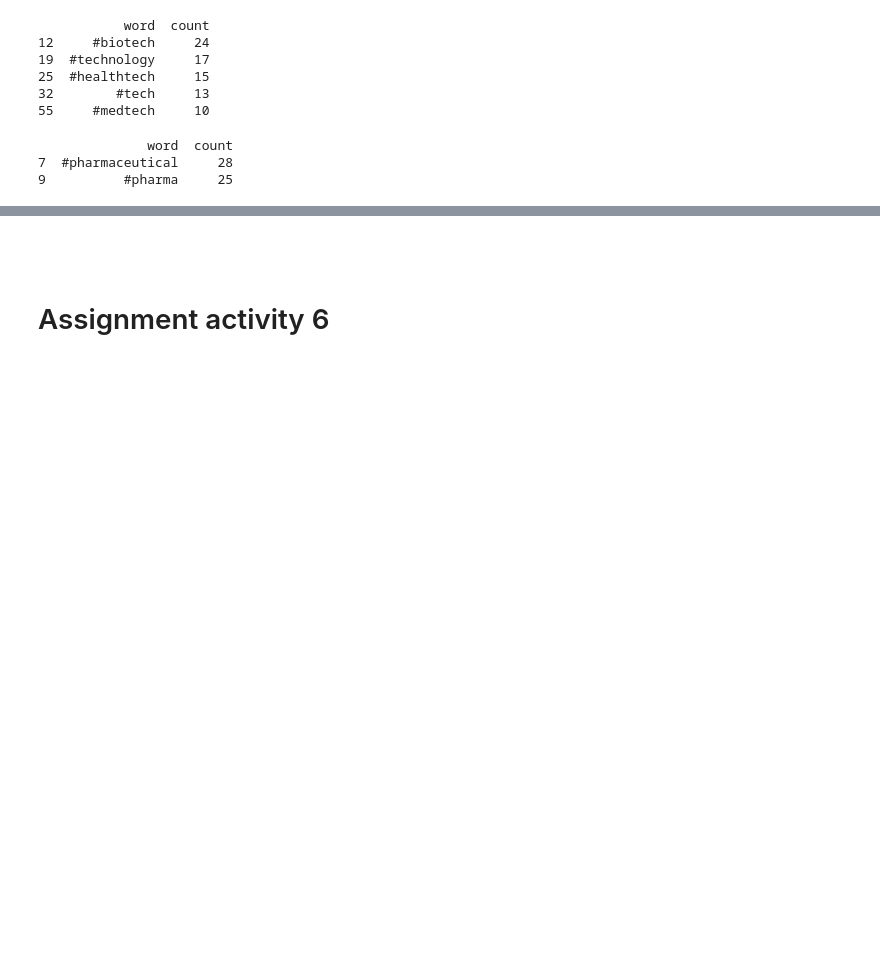
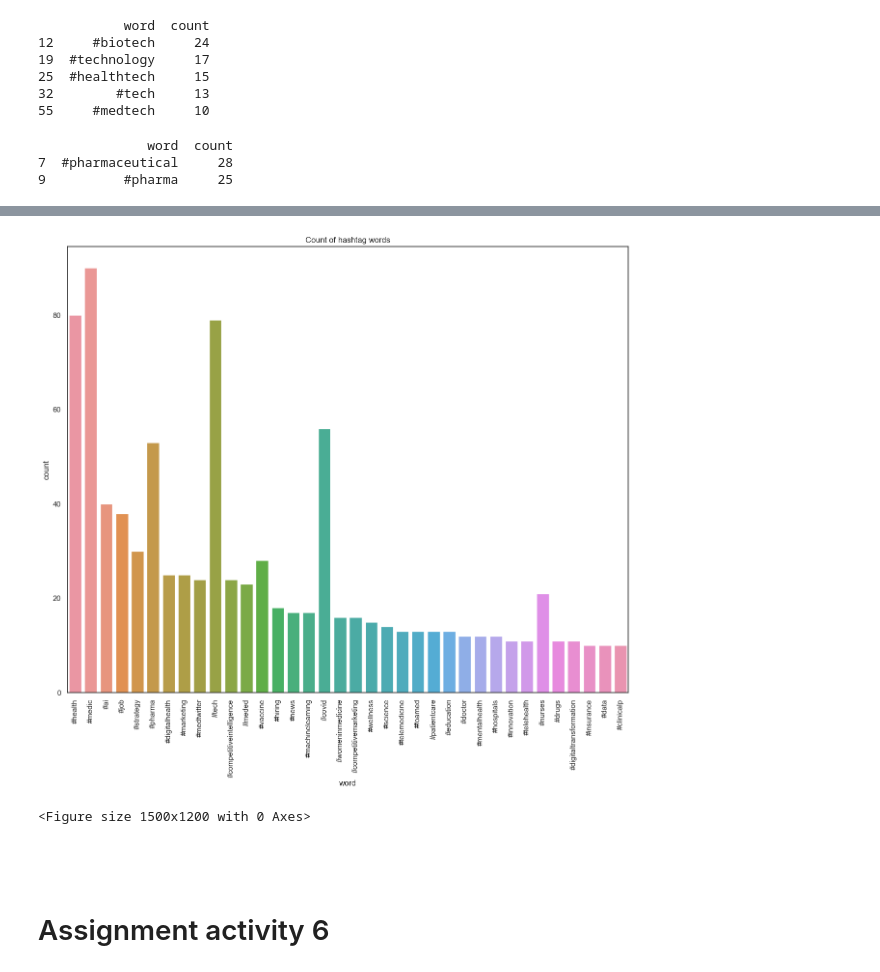
Before and after one commit to amquercus/NHS-project-MC, a Jupyter notebook: Carvalho_Margarida_LSE_DA201_Assignment_Notebook.ipynb, the cells around one changed output, grey strips where cells are left out. Drawn from its saved outputs; the diff is of its cells as text; code cells hidden in the pictures; blank space fills up the shorter version.

```diff
--- a/Carvalho_Margarida_LSE_DA201_Assignment_Notebook.ipynb
+++ b/Carvalho_Margarida_LSE_DA201_Assignment_Notebook.ipynb
@@ -1247,3 +1293,18 @@ plt.savefig("Count of hashtags.png", format="png", bbox_inches='tight')
+# %%
+# Barplot displaying most frequently used hastags (excluding overrepresented hashtags)
+sns.barplot(x=tc_above10_filtered["word"][(tc_above10_filtered["word"] != "#healthcare")], y="count",
+            data=tc_above10_filtered, ci=None)
+
+# Set title and fix x labels formatting
+plt.title("Count of hashtag words")
+plt.xticks(rotation = 90)
+plt.show()
+
+# Save barplot.
+plt.savefig("Count of hashtags - without healthcare.png", format="png", bbox_inches='tight')
+# %% [output]
+[figure, added]
+<Figure size 1500x1200 with 0 Axes>
 # %% [markdown]
 #
 # %% [markdown]
```
Also changed, not shown: parts of 26 cells of this notebook.
